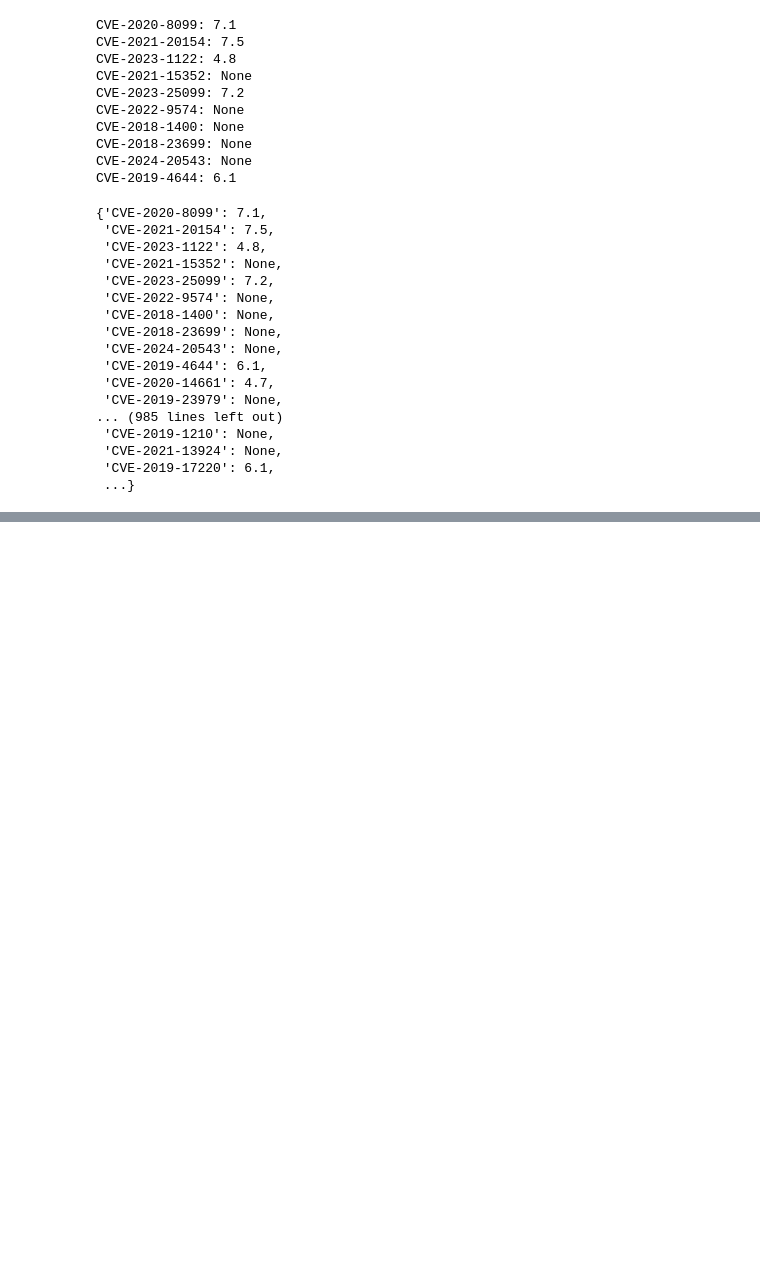
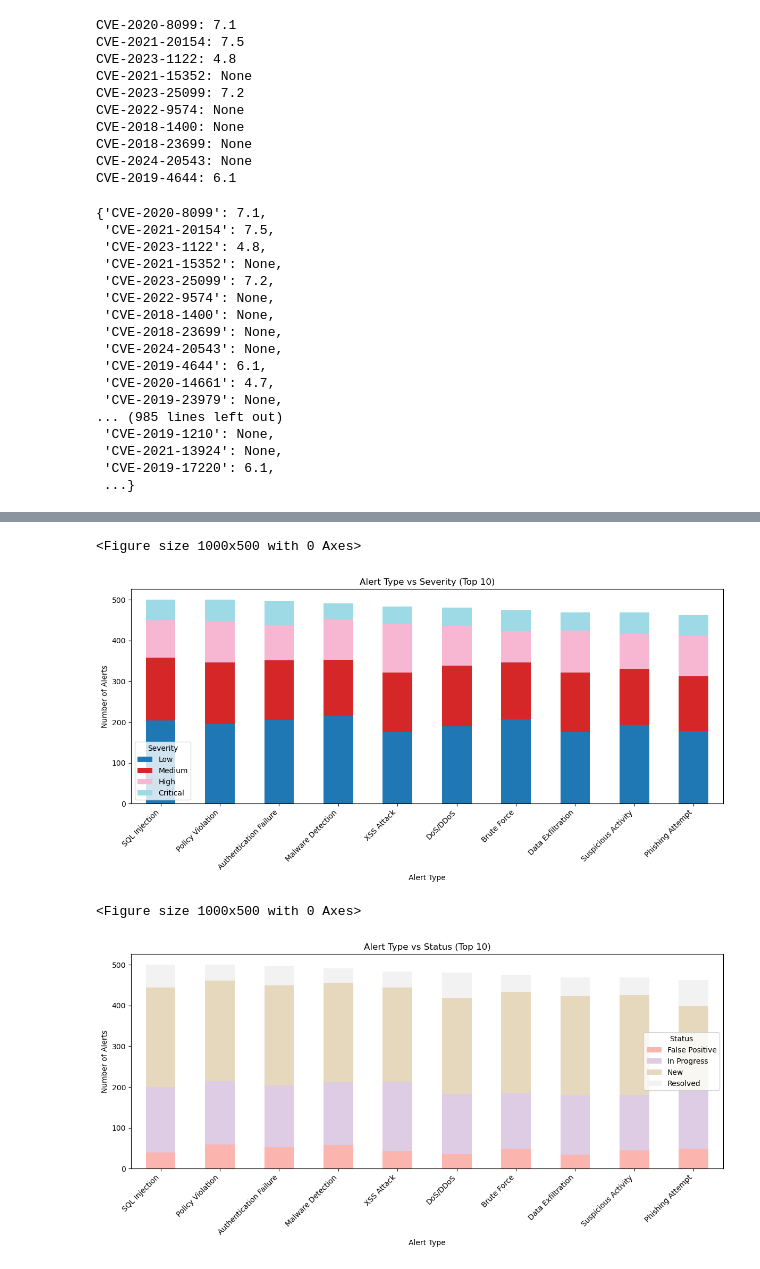
Before and after one commit to anasselbasra/End-to-End-Modeling-of-Cybersecurity-Alerts, a Jupyter notebook: body.ipynb, the cells around one changed output, grey strips where cells are left out. Cells and saved outputs as stored; diff of their text form; code cells hidden in the pictures; blank space fills up the shorter version.

```diff
--- a/body.ipynb
+++ b/body.ipynb
@@ -494,0 +595,31 @@ df[["cvss", "cvss_source"]] = df.apply(cvss_score_and_source, axis=1)
+# %%
+# 6. alert_type vs severity (heatmap-like barplot)
+plt.figure(figsize=(10, 5))
+severity_order = ["Low", "Medium", "High", "Critical"]
+cross_tab_sev = pd.crosstab(df["alert_type"], df["severity"]).loc[:, severity_order].fillna(0)
+top_10_types = df["alert_type"].value_counts().nlargest(10).index
+cross_tab_sev.loc[top_10_types].plot(kind="bar", stacked=True, figsize=(12, 6), colormap="tab20")
+plt.title("Alert Type vs Severity (Top 10)")
+plt.xlabel("Alert Type")
+plt.ylabel("Number of Alerts")
+plt.xticks(rotation=45, ha="right")
+plt.legend(title="Severity")
+plt.tight_layout()
+plt.show()
+
+# 7. alert_type vs status
+plt.figure(figsize=(10, 5))
+cross_tab_status = pd.crosstab(df["alert_type"], df["status"])
+cross_tab_status.loc[top_10_types].plot(kind="bar", stacked=True, figsize=(12, 6), colormap="Pastel1")
+plt.title("Alert Type vs Status (Top 10)")
+plt.xlabel("Alert Type")
+plt.ylabel("Number of Alerts")
+plt.xticks(rotation=45, ha="right")
+plt.legend(title="Status")
+plt.tight_layout()
+plt.show()
+# %% [output]
+<Figure size 1000x500 with 0 Axes>
+[figure, added]
+<Figure size 1000x500 with 0 Axes>
+[figure, added]
```
Also changed, not shown: parts of 36 cells of this notebook.
